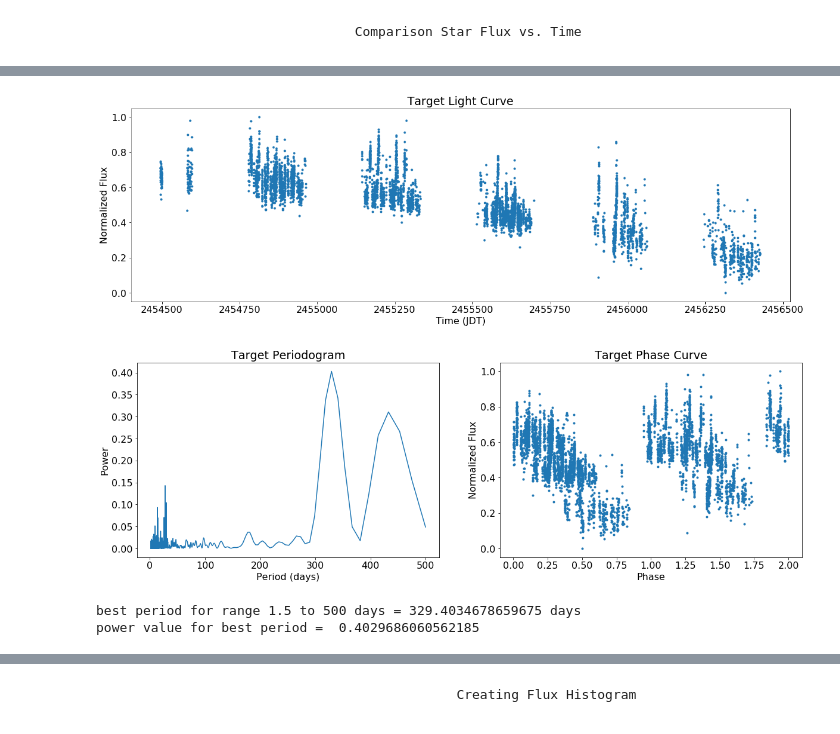
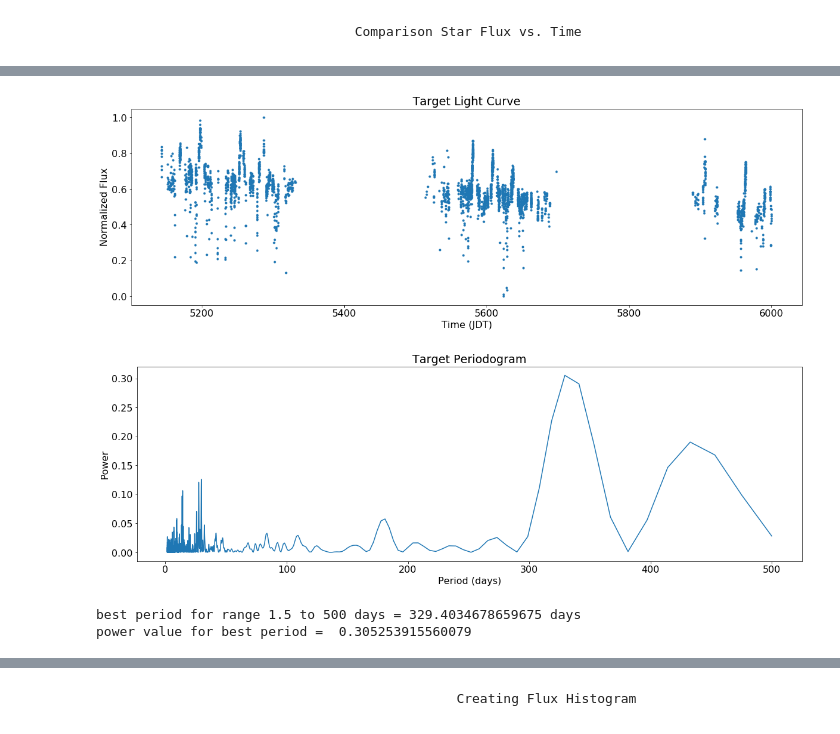
Before and after one commit to joshuapepper/kelt_halo, a Jupyter notebook: KELT Image Data Pipeline KN07.ipynb, the cells around one changed output, grey strips where cells are left out. Saved outputs shown, nothing was run; the diff lists cells and outputs as text; code cells hidden in the pictures.

```diff
--- a/KELT Image Data Pipeline KN07.ipynb
+++ b/KELT Image Data Pipeline KN07.ipynb
@@ -296,0 +344,20 @@ plt.show()
+# %%
+#
+#might make it graphing time
+beginning_input=int(input ("input beginning date "))
+end_input=int(input ("input ending date "))
+
+beginning_timestamp=0
+end_timestamp=0
+for i in range (0, len(time)):
+    if beginning_input <= time[i]:
+        beginning_timestamp= i
+        break
+
+for i in range (beginning_timestamp, len(time)):
+    if end_input <= time[i]:
+        end_timestamp= i
+        break
+
+print(beginning_timestamp)
+print(end_timestamp)
@@ -306,13 +378,6 @@ target_background_sum = [background_median[i] * aperture_large_cutout.area() for
 target_subtract = np.array([target_sum[i]['aperture_sum'] - target_background_sum[i] for i in range(0,file_count)]) # subtract background flux in aperture from aperture's total flux
 
 target_flux = target_subtract[target_subtract != 0] # disregard zero flux values
-
-time=[]
-for i in range(0,len(target_flux)):
-    cutout_file = fits.open(cutout_img_list[i])
-    time.append(cutout_file[0].header['JDT'])
-    cutout_file.close
-
 normalized_target_flux = target_flux/max(target_flux)
 # %%
 #create flux v. time plot
@@ -398,37 +463,31 @@ low = np.argmin(final_flux) # find lowest value of flux
 
 phase_offset = 0.5 - np.remainder(time[low], period) / period # calculate phase offset so that lowest flux value in each cycle is located at half the period
 phase = np.remainder(time + phase_offset * period, period * 2) / period # calculate the phase of the target flux for two cycles
+# %%
+# create target light curve with target flux minus comparison flux vs. time
+plt.title('Target Light Curve')
+plt.xlabel('Time (JDT)')
+plt.ylabel('Normalized Flux')
+#plt.xticks(np.arange(round(min(time),-2), max(time)+1, round((max(time)+1-min(time))/10,-2)))
+
+final_flux= final_flux[beginning_timestamp:end_timestamp]
+
+plt.plot(graphing_time, (final_flux - min(final_flux))/(max(final_flux)-min(final_flux)), '.')
+plt.show()
+# %% [output]
+[figure, added]
 # %%
-# create target light curve with target flux minus comparison flux vs. time
-plt.title('Target Light Curve')
-plt.xlabel('Time (JDT)')
-plt.ylabel('Normalized Flux')
-#plt.xticks(np.arange(round(min(time),-2), max(time)+1, round((max(time)+1-min(time))/10,-2)))
-
-plt.plot(time, (final_flux - min(final_flux))/(max(final_flux)-min(final_flux)), '.')
-plt.show()
-
 # create target periodogram with power vs. period
-plt.subplot(121)
 plt.plot(1/frequency, power)
 plt.title('Target Periodogram')
 plt.xlabel('Period (days)')
 plt.ylabel('Power')
-
-# create target phase curve with flux vs. phase
-plt.subplot(122)
-plt.plot(phase, (final_flux - min(final_flux))/max(final_flux-min(final_flux)), '.')
-plt.title('Target Phase Curve')
-plt.xlabel('Phase')
-plt.ylabel('Normalized Flux')
 plt.show()
-
 # print the most likely period with its corresponding power value for the target star
 
 print("best period for range", low_period, "to", high_period, "days =", period, "days")
 print("power value for best period = ", max(power))
 # %% [output]
-[figure, old version]
+[figure, new version]
-[figure, removed]
 best period for range 1.5 to 500 days = 329.4034678659675 days
-power value for best period =  0.4029686060562185
+power value for best period =  0.305253915560079
```
Also changed, not shown: parts of 11 cells of this notebook.
